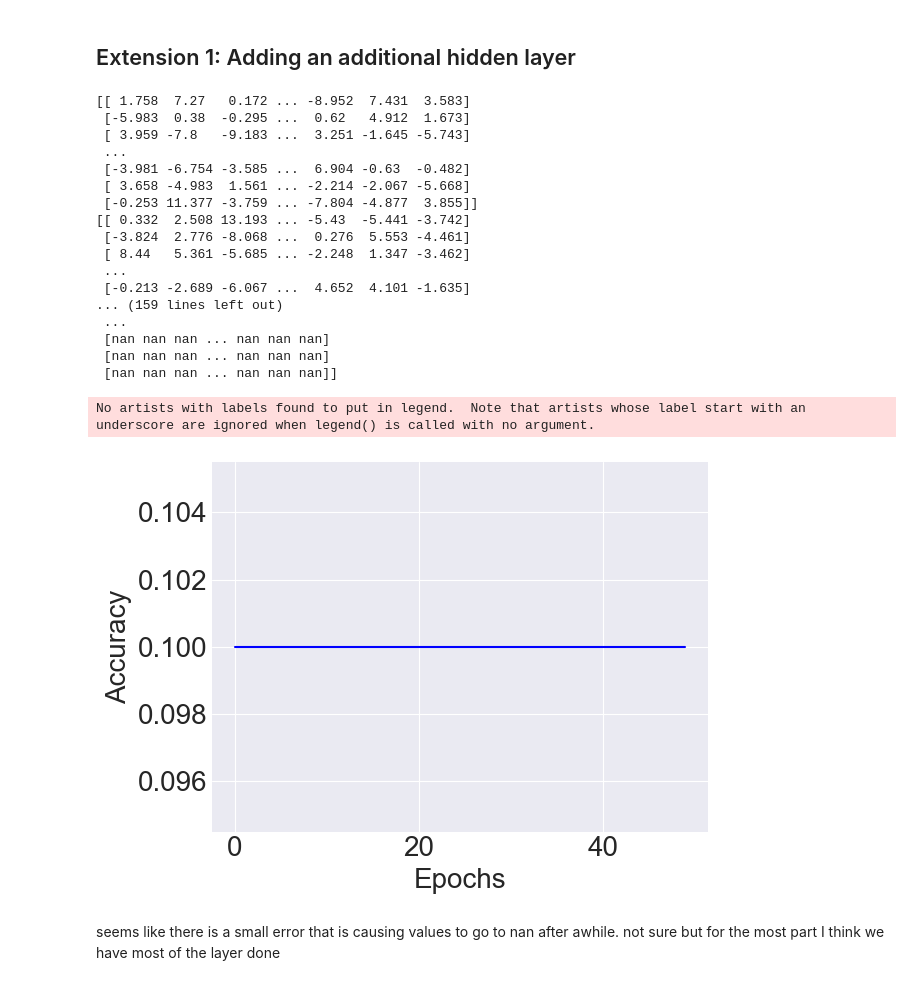
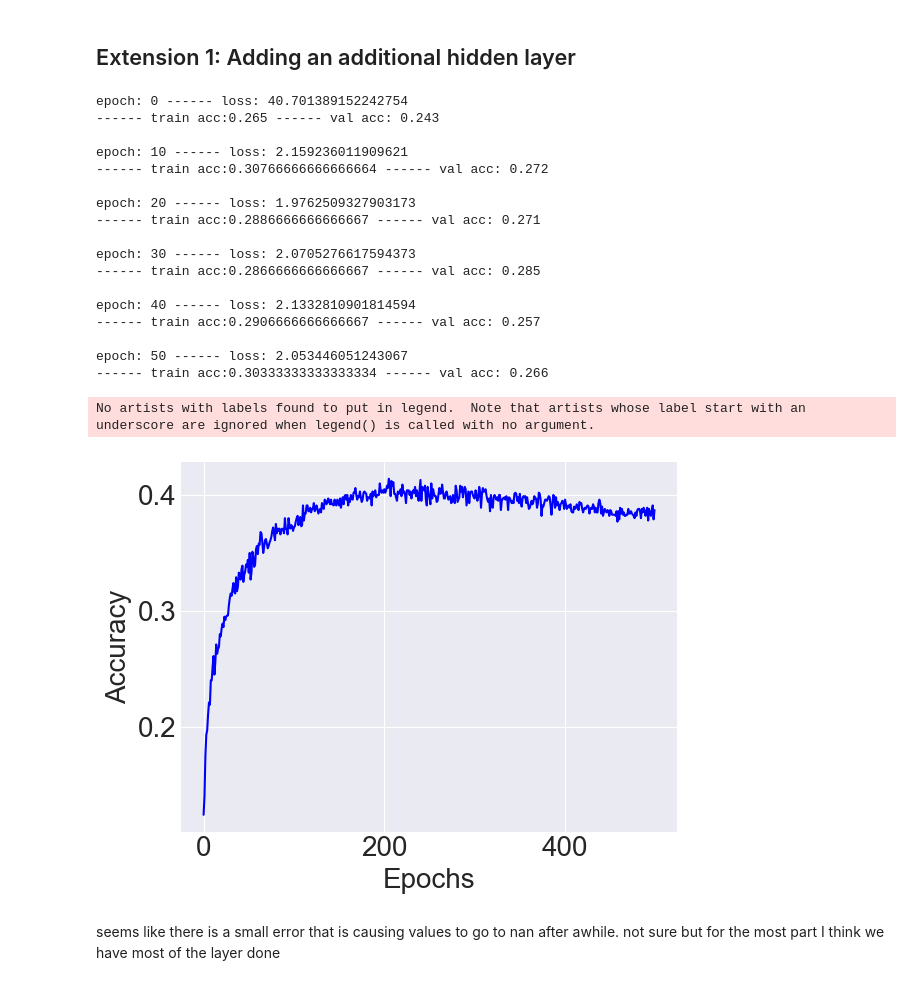
Before and after one commit to GhailanFadah/Neural-Networks, a Jupyter notebook: project 2/mlp.ipynb, the cells around one changed output. Drawn from its saved outputs; the diff is of its cells as text; code cells hidden in the pictures.

```diff
--- a/project 2/mlp.ipynb
+++ b/project 2/mlp.ipynb
@@ -1042,33 +1042,33 @@ plt.legend();
 # %%
 from mlp_2_hidden_layers import MLP_extension
 net_ex = MLP_extension(x_train.shape[1], 80, 40, 10)
-l_stl_ex, train_stl_acc_ex, val_stl_acc_ex = net_ex.fit(x_train, y_train, x_val, y_val, False, 1, .006737, 117, .00522, -1)
+l_stl_ex, train_stl_acc_ex, val_stl_acc_ex = net_ex.fit(x_train, y_train, x_val, y_val, False, 200, .06737, 40, .0522, 2, 10)
 # %% [output]
-[[ 1.758  7.27   0.172 ... -8.952  7.431  3.583]
- [-5.983  0.38  -0.295 ...  0.62   4.912  1.673]
- [ 3.959 -7.8   -9.183 ...  3.251 -1.645 -5.743]
- ...
- [-3.981 -6.754 -3.585 ...  6.904 -0.63  -0.482]
- [ 3.658 -4.983  1.561 ... -2.214 -2.067 -5.668]
- [-0.253 11.377 -3.759 ... -7.804 -4.877  3.855]]
-[[ 0.332  2.508 13.193 ... -5.43  -5.441 -3.742]
- [-3.824  2.776 -8.068 ...  0.276  5.553 -4.461]
- [ 8.44   5.361 -5.685 ... -2.248  1.347 -3.462]
- ...
- [-0.213 -2.689 -6.067 ...  4.652  4.101 -1.635]
-... (159 lines left out)
- ...
- [nan nan nan ... nan nan nan]
- [nan nan nan ... nan nan nan]
- [nan nan nan ... nan nan nan]]
+epoch: 0 ------ loss: 40.701389152242754
+------ train acc:0.265 ------ val acc: 0.243
+
+epoch: 10 ------ loss: 2.159236011909621
+------ train acc:0.30766666666666664 ------ val acc: 0.272
+
+epoch: 20 ------ loss: 1.9762509327903173
+------ train acc:0.2886666666666667 ------ val acc: 0.271
+
+epoch: 30 ------ loss: 2.0705276617594373
+------ train acc:0.2866666666666667 ------ val acc: 0.285
+
+epoch: 40 ------ loss: 2.1332810901814594
+------ train acc:0.2906666666666667 ------ val acc: 0.257
+
+epoch: 50 ------ loss: 2.053446051243067
+------ train acc:0.30333333333333334 ------ val acc: 0.266
 # %%
-plt.plot(np.arange(0,50, 1), val_stl_acc_ex, color='blue')
+plt.plot(np.arange(0,500, 1), val_stl_acc_ex, color='blue')
 plt.xlabel("Epochs")
 plt.ylabel("Accuracy")
 plt.legend();
 # %% [output]
 No artists with labels found to put in legend.  Note that artists whose label start with an underscore are ignored when legend() is called with no argument.
-[figure, old version]
+[figure, new version]
 # %% [markdown]
 seems like there is a small error that is causing values to go to nan after awhile. not sure but for the most part I think we have most of the layer done
 # %% [markdown]
```
Also changed, not shown: 10 other files.
